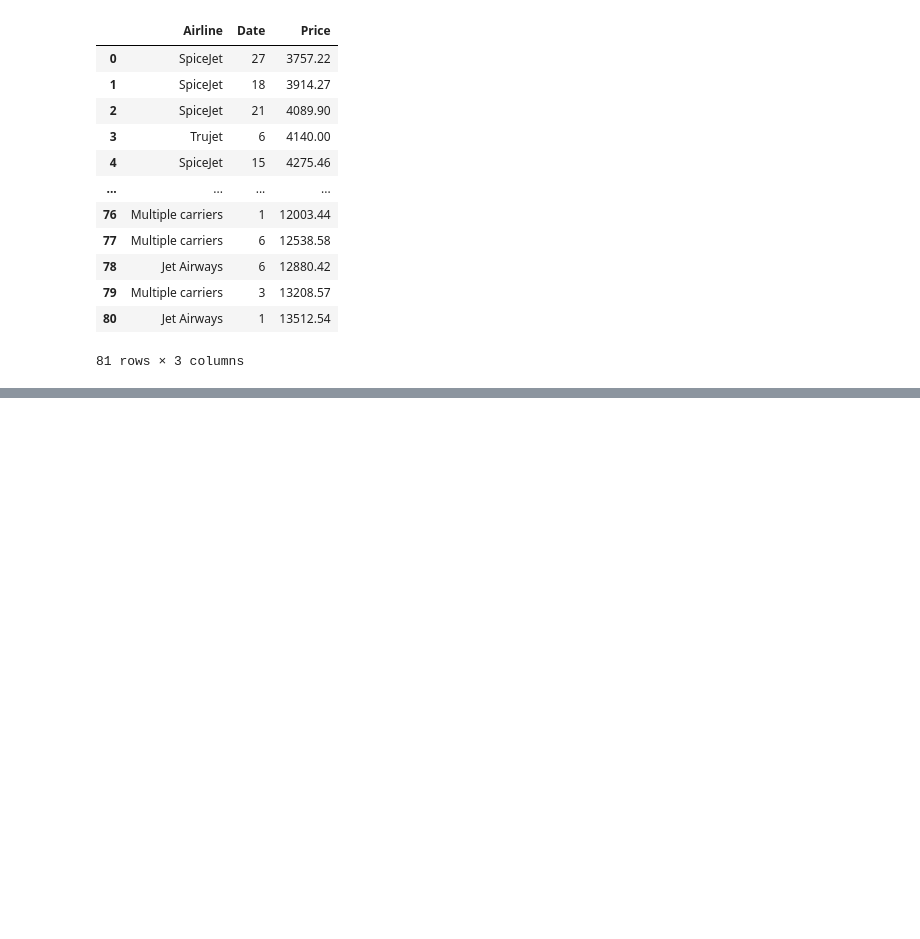
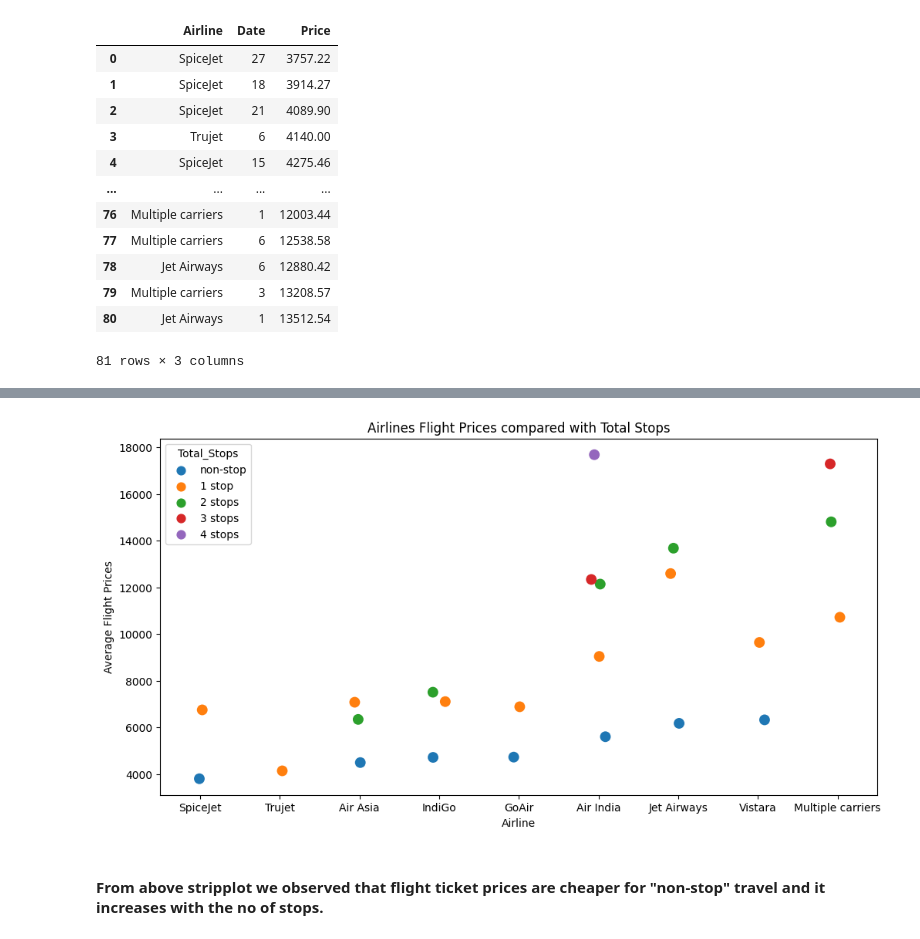
Before and after one commit to Akshay-Paunikar/EDA_and_Feature_Engineering, a Jupyter notebook: Day_3_Flight_Price_Prediction/Flight_Price_Prediction.ipynb, the cells around one changed output, grey strips where cells are left out. Saved outputs shown, nothing was run; the diff lists cells and outputs as text; code cells hidden in the pictures; blank space fills up the shorter version.

```diff
--- a/Day_3_Flight_Price_Prediction/Flight_Price_Prediction.ipynb
+++ b/Day_3_Flight_Price_Prediction/Flight_Price_Prediction.ipynb
@@ -681,0 +712,4 @@ plt.show()
+# %%
+# Total_Stops
+total_stops_avg_price = train.groupby(['Airline', 'Total_Stops'])['Price'].mean().round(2).sort_values(ascending=True).reset_index()
+total_stops_avg_price
@@ -681,0 +734,13 @@ plt.show()
+# %%
+# Let's visualize above data
+fig = plt.figure(figsize=(12,6))
+
+ax1 = fig.add_subplot(111)
+sns.stripplot(x='Airline', y='Price', hue='Total_Stops', data=total_stops_avg_price, ax=ax1, size=10)
+plt.ylabel("Average Flight Prices")
+plt.title("Airlines Flight Prices compared with Total Stops")
+plt.show()
+# %% [output]
+[figure, added]
+# %% [markdown]
+#### From above stripplot we observed that flight ticket prices are cheaper for "non-stop" travel and it increases with the no of stops.
```
Also changed, not shown: parts of 21 cells of this notebook.
